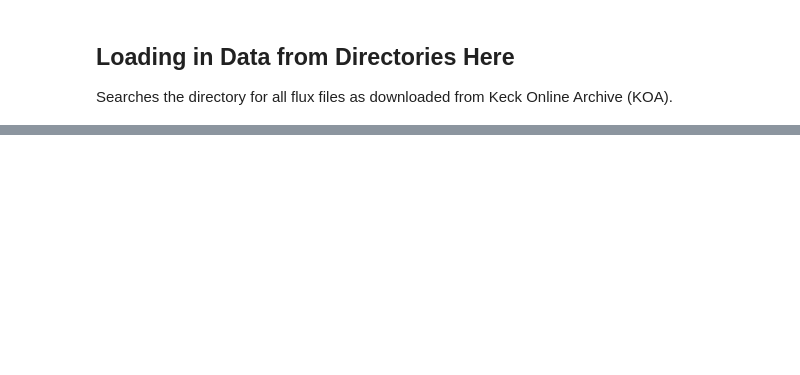
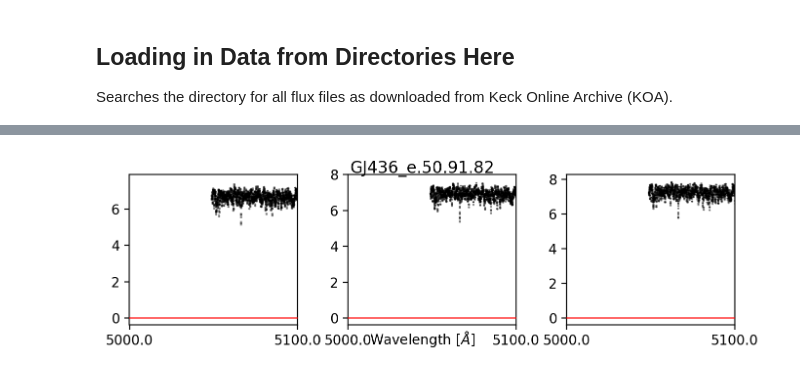
Before and after one commit to mdd423/wobble_jax, a Jupyter notebook: notebooks/03-gilese436.ipynb, the cells around one changed output, grey strips where cells are left out. Saved outputs shown, nothing was run; the diff lists cells and outputs as text; code cells hidden in the pictures; blank space fills up the shorter version.

```diff
--- a/notebooks/03-gilese436.ipynb
+++ b/notebooks/03-gilese436.ipynb
@@ -132,7 +132,7 @@ def get_order_files(all_files):
             name_arr.pop(index)
             wavemins.pop(index)
 
-    return name_arr, all_orders
+    return name_arr, np.array(all_orders)
 name_arr, all_orders = get_order_files(files)
 # %% [output]
 /scratch/mdd423/wobble_jax/data/gj436_hires/KOA_68585/HIRES/extracted/binaryfits/ccd3/flux/HI.20111207.47765_3_06_flux.fits
@@ -198,7 +188,7 @@ def get_dataset(files,epsilon=np.exp(-11)):
         xs = jnp.log(jnp.array(hdu1[1].data['wave'],dtype=np.float64))
         ys = jnp.log(flux)
         yerr = jnp.array(hdu1[1].data['Error'],dtype=np.float64)/flux
-        ma = np.isnan(yerr) | np.isinf(yerr) | np.isinf(flux) | (flux <= epsilon) | np.isnan(flux)
+        ma = np.isnan(yerr) | np.isinf(yerr) | np.isinf(flux) | (flux <= epsilon) | np.isnan(flux) | (yerr <= 0)
         objname = hdu1[0].header['OBJFILE']
 
         try:
@@ -336,7 +326,7 @@ def train_cycle(model, dataset, loss, device_store, device_op, batch_size):
     model.fit(0,0)
     model.fit(0,1)
     model.fit(1,1)
-    # model.fit(2,1)
+    model.fit(2,1)
 
     res1 = model.optimize(loss, dataset, device_store, device_op, batch_size, options=options)#model.optimize(loss, dataset)
     print(res1)
@@ -346,17 +336,17 @@ def train_cycle(model, dataset, loss, device_store, device_op, batch_size):
 cpus = jax.devices("cpu")
 # gpus = jax.devices("gpu")
 
-echelle_order = 51
+echelle_order = int(70)
 resolution = 85_000
 p_val = 3
 vel_padding = 100 * u.km / u.s
 
-lmb = 1e-6
+lmb = 1e-7
 
-norm_p_val = 2
-norm_pts   = 3
+norm_p_val = 4
+norm_pts   = 4
 
 star_name = 'GJ436'
 os.makedirs(os.path.join(out_dir,star_name),exist_ok=True)
-print(np.unique(all_orders))
+print((echelle_order == all_orders))
 # %% [output]
@@ -472,0 +570,69 @@ ValueError: setting an array element with a sequence. The requested array has an
+# %%
+sorted_epoches = np.argsort([dataframe.yivar.sum()for dataframe in dataset])
+
+plt_epoches = [sorted_epoches[0],sorted_epoches[1],sorted_epoches[2]]
+
+fig, axes = plt.subplots(1,len(plt_epoches),figsize=(8,2),sharex='col',sharey=False,\
+                             facecolor=(1, 1, 1),dpi=200)
+
+plt.subplots_adjust(wspace=0.3)
+model.to_device(cpus[0])
+dataset.to_device(cpus[0])
+# norm_dataset.to_device(cpus[0])
+
+# lrange = np.linspace(int(np.mean(np.exp(dataset[plt_epoch].xs))),\
+#                      int(np.mean(np.exp(dataset[plt_epoch].xs)))+10,4)[:,None]
+lrange = np.linspace(5,5100,2)[:,None]
+epoch_str = ''
+# lrange = l_plt*np.ones(len(rv_inds))[:,None] + np.arange(-2,2,2)[None,:]
+for ii,plt_epoch in enumerate(plt_epoches):
+    axes[ii] = make_subplot_norm(axes[ii],model,dataset,None,plt_epoch,cpus[0],lrange[:,0],nsigma=[0.5,2])
+
+    # axes[1,ii].text(dataset.metadata['order'][plt_epoches[0]])
+    # axes[:,ii] = make_subplot(axes[:,ii],model,dataset,plt_epoch,cpus[0],lrange[:,0])
+
+    epoch_str += '.' + str(plt_epoch)
+plt_name = os.path.join(out_dir,"{}_spectra_norm_l{}-{}_e{}.png".format(star_name,lrange.min(),lrange.max(),epoch_str))
+
+fig.suptitle('{}_e{}'.format(star_name,epoch_str),y=0.95)
+fig.text(0.5, 0.01, 'Wavelength [$\\AA$]', ha='center')
+plt.savefig(plt_name)
+plt.show()
+
+
+sorted_epoches = np.argsort([dataframe.yivar.sum()for dataframe in dataset])
+plt_epoches = [sorted_epoches[0],sorted_epoches[1],sorted_epoches[-1]]
+
+fig, axes = plt.subplots(2,len(plt_epoches),figsize=(8,2),sharex='col',sharey='row',\
+                             facecolor=(1, 1, 1),height_ratios=[3,1],dpi=200)
+
+plt.subplots_adjust(wspace=0.3)
+model.to_device(cpus[0])
+dataset.to_device(cpus[0])
+# norm_dataset.to_device(cpus[0])
+
+# plt_width = np.arange(-40,40,20) + 10
+# plt_epoch = 19
+
+# lrange = np.linspace(int(np.mean(np.exp(dataset[plt_epoch].xs))),\
+#                      int(np.mean(np.exp(dataset[plt_epoch].xs)))+10,4)[:,None]
+lrange = np.linspace(7075,7085,2)[:,None]
+epoch_str = ''
+# lrange = l_plt*np.ones(len(rv_inds))[:,None] + np.arange(-2,2,2)[None,:]
+for ii,plt_epoch in enumerate(plt_epoches):
+    # axes[0,ii] = make_subplot_norm(axes[0,ii],model,dataset,None,plt_epoch,cpus[0],lrange[:,0],nsigma=[0.5,3])
+
+    # axes[1,ii].text(dataset.metadata['order'][plt_epoches[0]])
+    axes[:,ii] = make_subplot(axes[:,ii],model,dataset,plt_epoch,cpus[0],lrange[:,0])
+    axes[0,ii].set_title('epoch {}'.format(plt_epoch))
+    epoch_str += '.' + str(plt_epoch)
+plt_name = os.path.join(out_dir,"{}_spectra_l{}-{}_e{}_o{}.png".format(star_name,\
+                                                                       lrange.min(),lrange.max(),\
+                                                                       epoch_str,echelle_order))
+
+fig.suptitle('{} order {}'.format(star_name,echelle_order),y=1.1)
+fig.text(0.5, 0.01, 'Wavelength [$\\AA$]', ha='center')
+plt.savefig(plt_name)
+plt.show()
+# %% [output]
+[figure, added]
```
Also changed, not shown: parts of 7 cells of this notebook.
